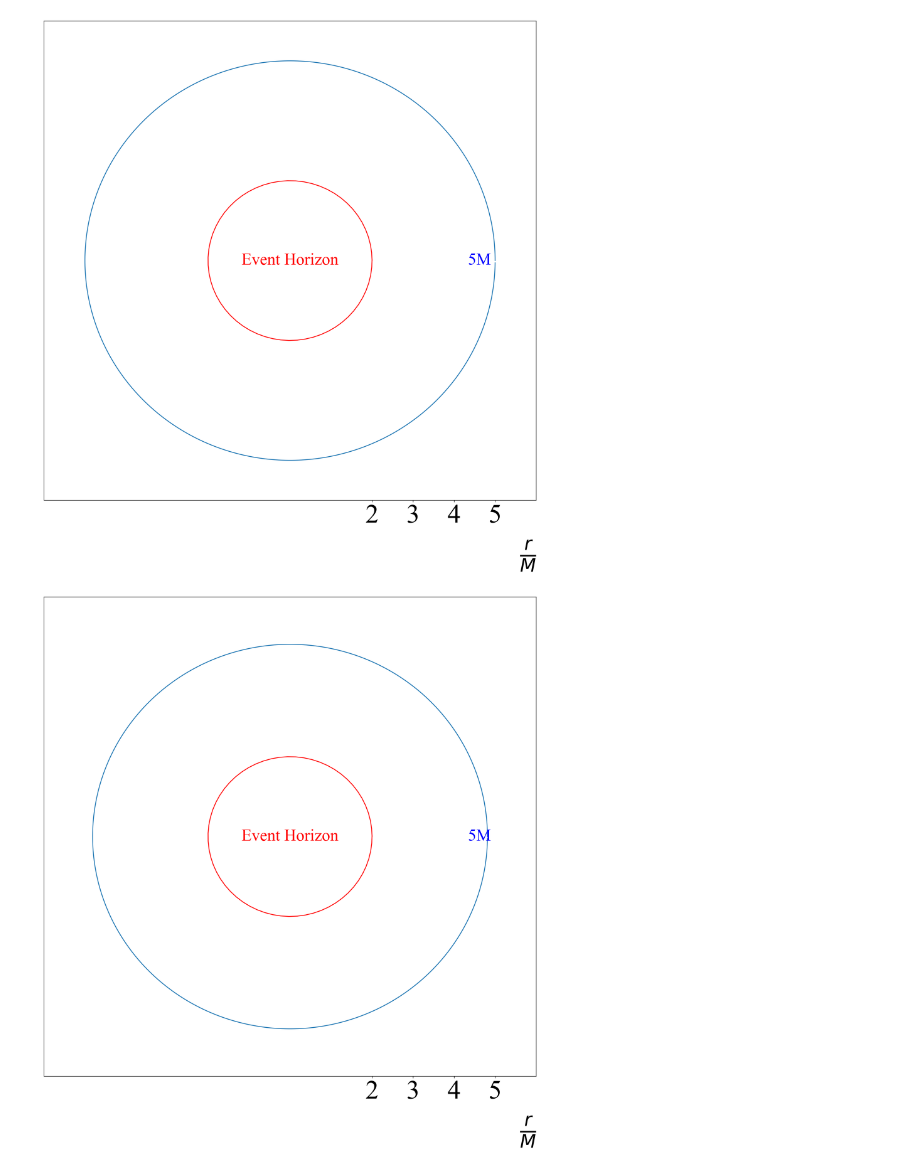
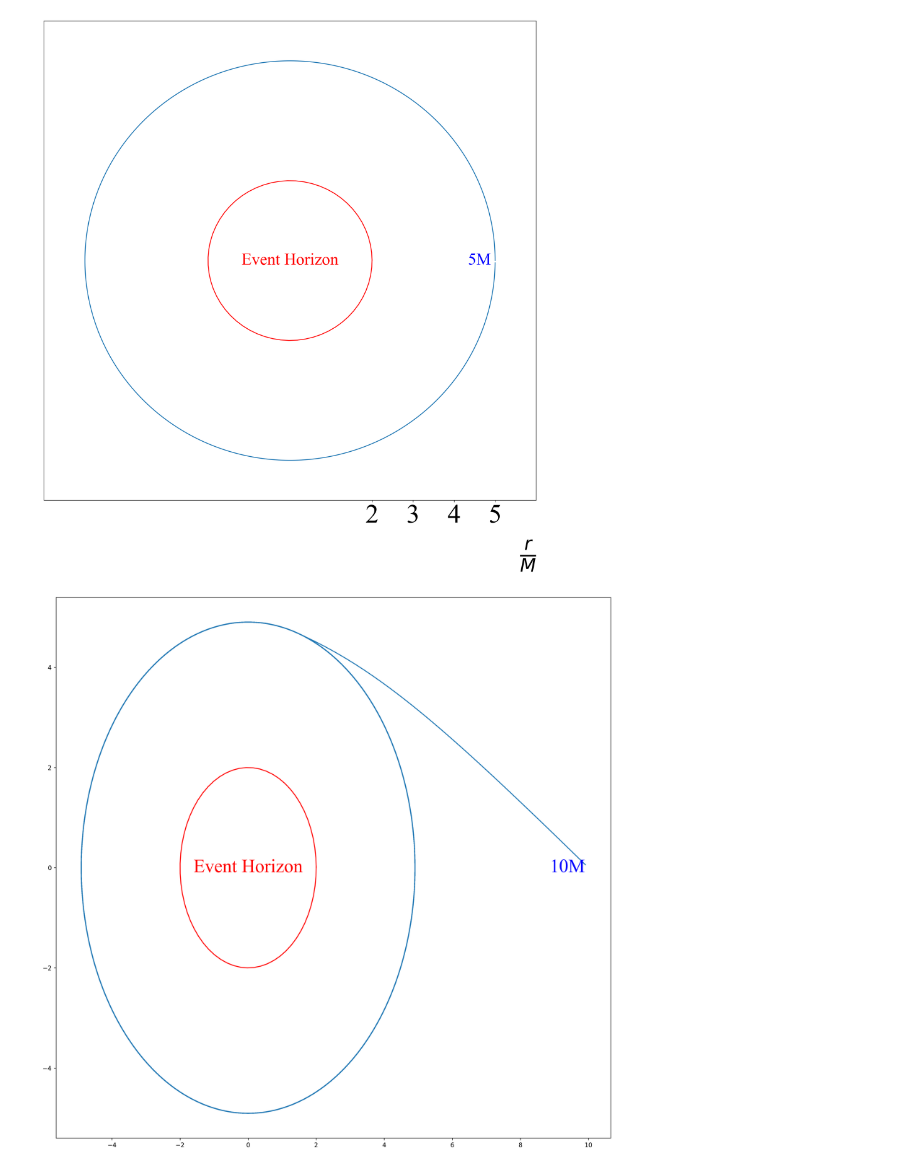
Before and after one commit to SimmeringRook/Cartographer, a Jupyter notebook: 36X/angular.ipynb, the cells around one changed output. Cells and saved outputs as stored; diff of their text form; code cells hidden in the pictures.

Commit message:
Work on non-zero angular geodesics

```diff
--- a/36X/angular.ipynb
+++ b/36X/angular.ipynb
@@ -103,6 +106,22 @@ def create_orbital_figure(ax, satellite_phi, r_coordinates, plot_info, ):
 
     ax.plot(satellite_phi, r_coordinates)
     return ax
+# %%
+def create_orbital_figure_2(ax, satellite_phi, r_coordinates, plot_info, ):
+    # ax.set_title(plot_info['title'], fontproperties=plot_info['font']['axes'],)
+
+    # ax.set_xlabel(plot_info['x_axis']['label'], fontproperties=plot_info['font']['axes'], labelpad=20, loc='right')
+    # ax.set_xlim(plot_info['x_axis']['lim'])
+    # ax.set_xticks(plot_info['x_axis']['ticks'])
+    # ax.set_xticklabels(plot_info['x_axis']['tick_labels'], fontproperties=plot_info['font']['axes'],)
+
+    # ax.set_ylabel(plot_info['y_axis']['label'], fontproperties=plot_info['font']['axes'], labelpad=20)
+    # ax.set_ylim(plot_info['y_axis']['lim'])
+    # ax.set_yticks(plot_info['y_axis']['ticks'])
+    # ax.set_yticklabels(plot_info['y_axis']['tick_labels'], fontproperties=plot_info['font']['axes'],)
+
+    ax.plot(satellite_phi, r_coordinates)
+    return ax
 # %% [markdown]
 # Orbits
 # %% [markdown]
@@ -187,77 +206,87 @@ diagram = 'eliptical'
 fig = plt.figure(figsize=figure_size, dpi=300)
 ax_orbit = fig.add_subplot()
 
-shell_radius = 5
+shell_radius = 10
+
 limits = (-(shell_radius+1), (shell_radius+1))
 ticks = np.arange(limits[0], limits[1]+1)
 
-plot_info = {
-    "title" : "",
-    "x_axis" : {
-        "label" : r"$\frac{r}{M}$",
-        "lim" : limits,
-        "ticks" : np.arange(2, limits[1]),
-        "tick_labels" : [f'{int(tick)}' for tick in np.arange(2, limits[1])],
-        "offset" : 0,
-    },
-    "y_axis" : {
-        "label" : "",
-        "lim" : limits,
-        "ticks" : [ ],
-        "tick_labels" : [ ],
-        "offset" : 0,
-    },
-    "font" : {
-        "general" : general_plot_font,
-        "axes" : axes_plot_font,
-        "math" : math_plot_font,
-    },
-}
+# plot_info = {
+#     "title" : "",
+#     "x_axis" : {
+#         "label" : r"$\frac{r}{M}$",
+#         "lim" : limits,
+#         "ticks" : np.arange(2, limits[1]),
+#         "tick_labels" : [f'{int(tick)}' for tick in np.arange(2, limits[1])],
+#         "offset" : 0,
+#     },
+#     "y_axis" : {
+#         "label" : "",
+#         "lim" : limits,
+#         "ticks" : [ ],
+#         "tick_labels" : [ ],
+#         "offset" : 0,
+#     },
+#     "font" : {
+#         "general" : general_plot_font,
+#         "axes" : axes_plot_font,
+#         "math" : math_plot_font,
+#     },
+# }
 
 dtau = 0.1
+elapsed_tau = np.arange(0, int(1000/dtau))
 
-orbit_r = np.multiply(shell_radius, np.ones(np.shape(phi_orbit)))
+r_orbit = np.zeros(np.shape(elapsed_tau))
+p_orbit = np.zeros(np.shape(elapsed_tau))
 
-orbit_dr = get_satellite_dr(r_coordinate=orbit_r, energy_per_mass=2, angular_momentum_per_mass=4, dtau=dtau)
-phi_orbit = np.arange(0, 2*np.pi, get_satellite_dphi(shell_radius, angular_momentum_per_mass=4, dtau=dtau))
+L_per_mass = 5.775
+E_per_mass = 1.033
 
-r_orbit = np.subtract(orbit_r, orbit_dr)
+for r_index in np.arange(0, np.shape(elapsed_tau)[0]):
+    _previous_r = shell_radius if r_index == 0 else r_orbit[r_index-1]
+    dr = get_satellite_dr(r_coordinate=_previous_r, energy_per_mass=E_per_mass, angular_momentum_per_mass=L_per_mass, dtau=dtau)
+    r_orbit[r_index] = _previous_r - dr
 
-satellite_x = np.multiply(r_orbit, np.cos(phi_orbit))
-satellite_y = np.multiply(r_orbit, np.sin(phi_orbit))
+    _previous_p = 0 if r_index == 0 else p_orbit[r_index-1]
+    dphi = get_satellite_dphi(r_orbit[r_index], angular_momentum_per_mass=L_per_mass, dtau=dtau)
+    p_orbit[r_index] = _previous_p + dphi
 
-ax_orbit = create_orbital_figure(ax_orbit, satellite_x, satellite_y, plot_info,)
+satellite_x = np.multiply(r_orbit, np.cos(p_orbit))
+satellite_y = np.multiply(r_orbit, np.sin(p_orbit))
+
+ax_orbit = create_orbital_figure_2(ax_orbit, satellite_x, satellite_y, plot_info,)
 
 # Mark Event Horizon
 horizon_phi = np.arange(0,2*np.pi+dtau,dtau)
 
 ax_orbit.plot(
     2 * np.cos(horizon_phi),
     2* np.sin(horizon_phi),
     color="red",
     linestyle="solid"
 )
 ax_orbit.text(
     0*np.cos(np.pi/4),
     0*np.sin(np.pi/4),
     "Event Horizon",
     color="red",
     fontproperties=plot_info['font']['general'],
     horizontalalignment='center',
     verticalalignment='center'
 )
 
 # Annotate Orbit
 ax_orbit.text(
     (shell_radius-dtau)*np.cos(np.pi/4*0),
     (shell_radius-dtau)*np.sin(np.pi/4*0),
     f"{shell_radius}M",
     color="blue",
     fontproperties=plot_info['font']['general'],
     horizontalalignment='right',
     verticalalignment='center'
 )
 
-plt.savefig(f'oribtal_diagram_{diagram}_{shell_radius}M.jpg',bbox_inches='tight')
+plt.savefig(f'oribtal_diagram_{diagram}M.jpg',bbox_inches='tight')
 # %% [output]
-[figure, old version]
+[figure, new version]
```
Also changed, not shown: parts of 3 cells of this notebook, 2 other files.
